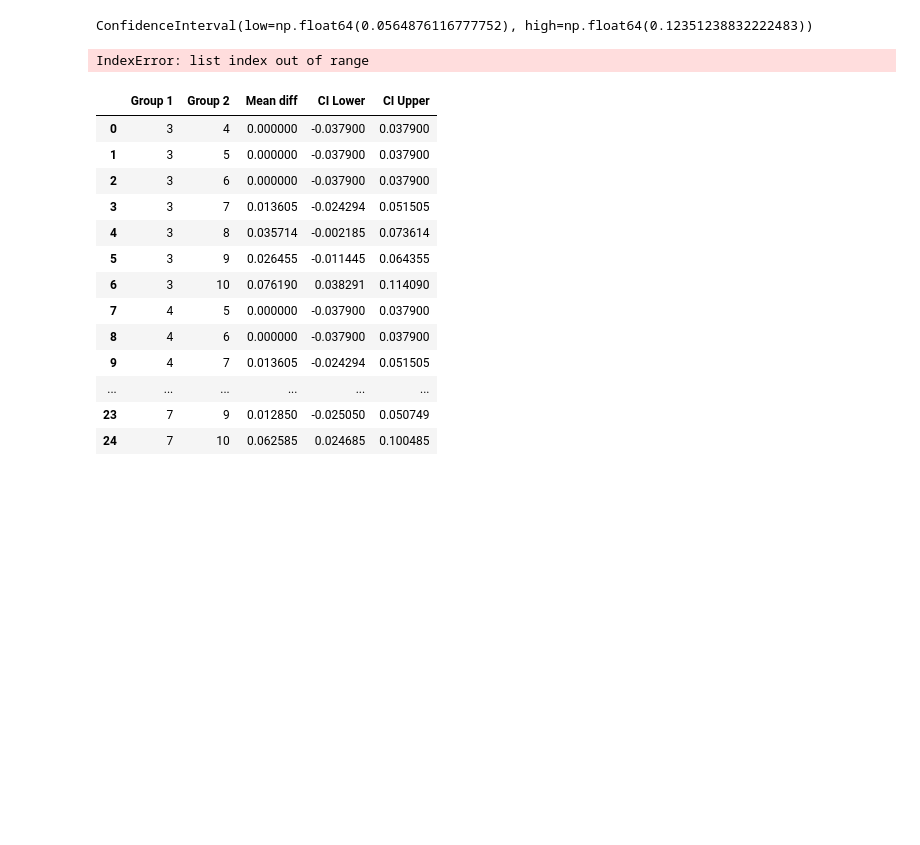
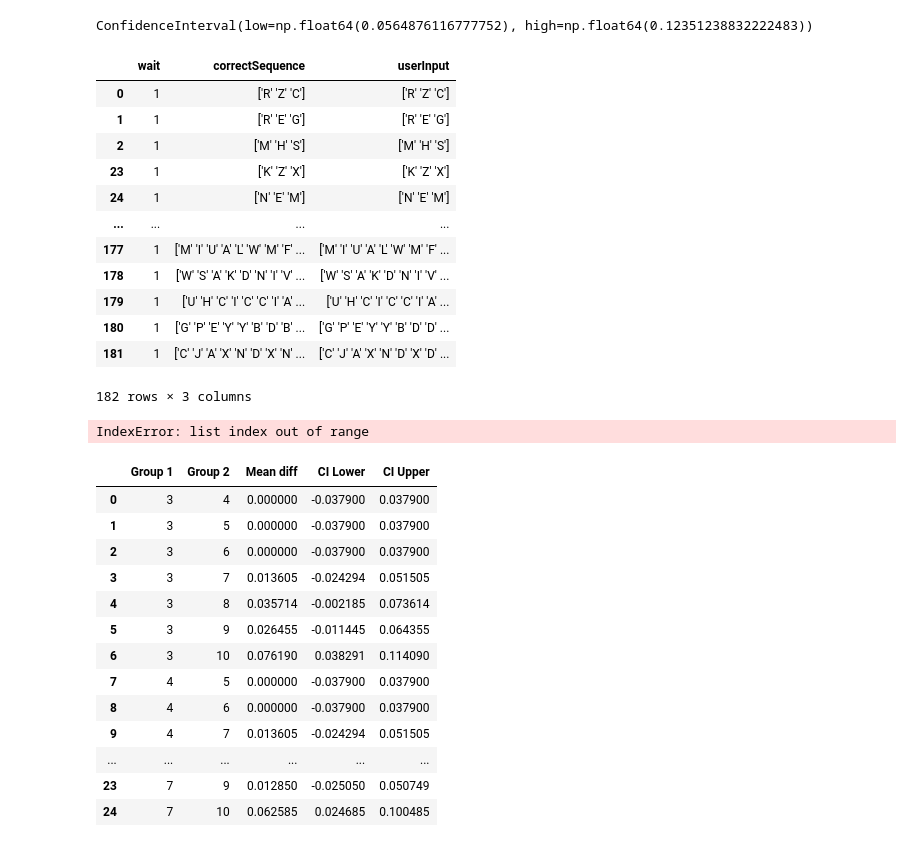
Before and after one commit to KasperKCarlsen/02464---Mini-Project-1, a Jupyter notebook: stats.ipynb, the cells around one changed output. Saved outputs shown, nothing was run; the diff lists cells and outputs as text; code cells hidden in the pictures; blank space fills up the shorter version.

```diff
--- a/stats.ipynb
+++ b/stats.ipynb
@@ -255,35 +255,48 @@ ConfidenceInterval(low=np.float64(0.0564876116777752), high=np.float64(0.1235123
 # eksperimetn 3
 
 D1 = pd.read_csv("Carl\eksperiment3.csv")
 D2 = pd.read_csv("Ali\eksperiment3.csv")
 D3 = pd.read_csv("Erik\eksperiment3.csv")
 D4= pd.read_csv("Kasper\eksperiment3.csv")
 
 D = pd.concat([D1,D2,D3,D4], ignore_index=True)
 
 # Convert string in column 1 to actual Python list and compute its length
 D['length'] = D['correctSequence'].str.count("'") // 2
 
 # Sort by length
 df_sorted = D.sort_values(by='length')
 
 # Drop the length column if you don’t want it in final result
 df_sorted = df_sorted.drop(columns='length')
 
 D = df_sorted
-
+display(D)
 # Combine into a DataFrame
 df = pd.DataFrame({'y': unpack_grouped_data(letters_proportions(D,8,21))[0], 'treatm': unpack_grouped_data(letters_proportions(D,8,21))[1]})
 
 # Fit model
 model = smf.ols('y ~ C(treatm)', data=df).fit()
 
 # Perform ANOVA
 anova_table = sm.stats.anova_lm(model)
 print(anova_table)
 make_boxplot(df,group_labels=['3','4','5','6','7','8','9','10'])
 # %% [output]
+|  | wait | correctSequence | userInput |
+| 0 | 1 | ['R' 'Z' 'C'] | ['R' 'Z' 'C'] |
+| 1 | 1 | ['R' 'E' 'G'] | ['R' 'E' 'G'] |
+| 2 | 1 | ['M' 'H' 'S'] | ['M' 'H' 'S'] |
+| 23 | 1 | ['K' 'Z' 'X'] | ['K' 'Z' 'X'] |
+| 24 | 1 | ['N' 'E' 'M'] | ['N' 'E' 'M'] |
+| ... | ... | ... | ... |
+| 177 | 1 | ['M' 'I' 'U' 'A' 'L' 'W' 'M' 'F' ... | ['M' 'I' 'U' 'A' 'L' 'W' 'M' 'F' ... |
+| 178 | 1 | ['W' 'S' 'A' 'K' 'D' 'N' 'I' 'V' ... | ['W' 'S' 'A' 'K' 'D' 'N' 'I' 'V' ... |
+| 179 | 1 | ['U' 'H' 'C' 'I' 'C' 'C' 'I' 'A' ... | ['U' 'H' 'C' 'I' 'C' 'C' 'I' 'A' ... |
+| 180 | 1 | ['G' 'P' 'E' 'Y' 'Y' 'B' 'D' 'B' ... | ['G' 'P' 'E' 'Y' 'Y' 'B' 'D' 'D' ... |
+| 181 | 1 | ['C' 'J' 'A' 'X' 'N' 'D' 'X' 'N' ... | ['C' 'J' 'A' 'X' 'N' 'D' 'X' 'D' ... |
-IndexError: list index out of range
+182 rows × 3 columns
+IndexError: list index out of range
 # %%
 compute_pairwise_CIs(df,group_labels=['3','4','5','6','7','8','9','10'])
 # %% [output]
```
Also changed, not shown: 2 other files.
